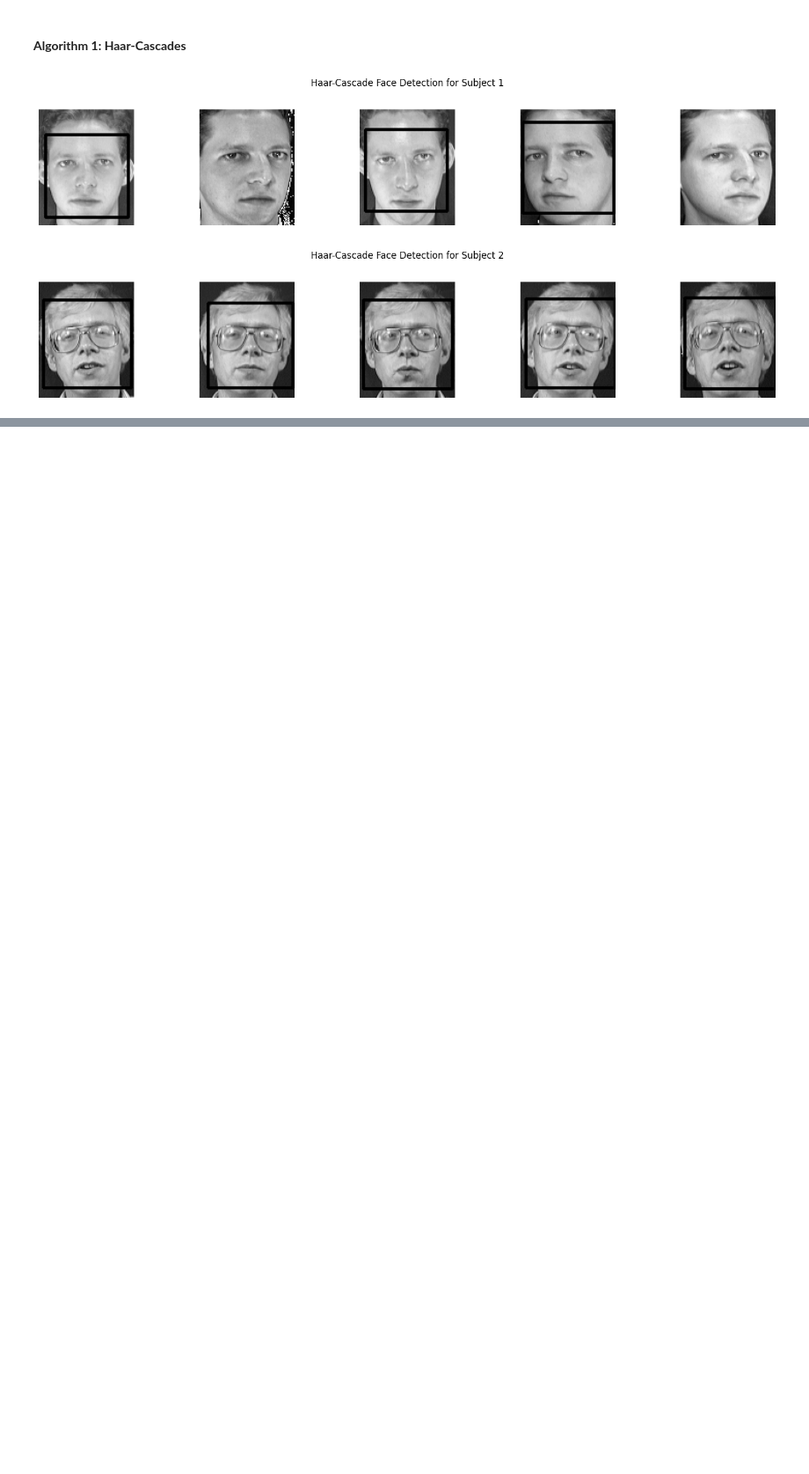
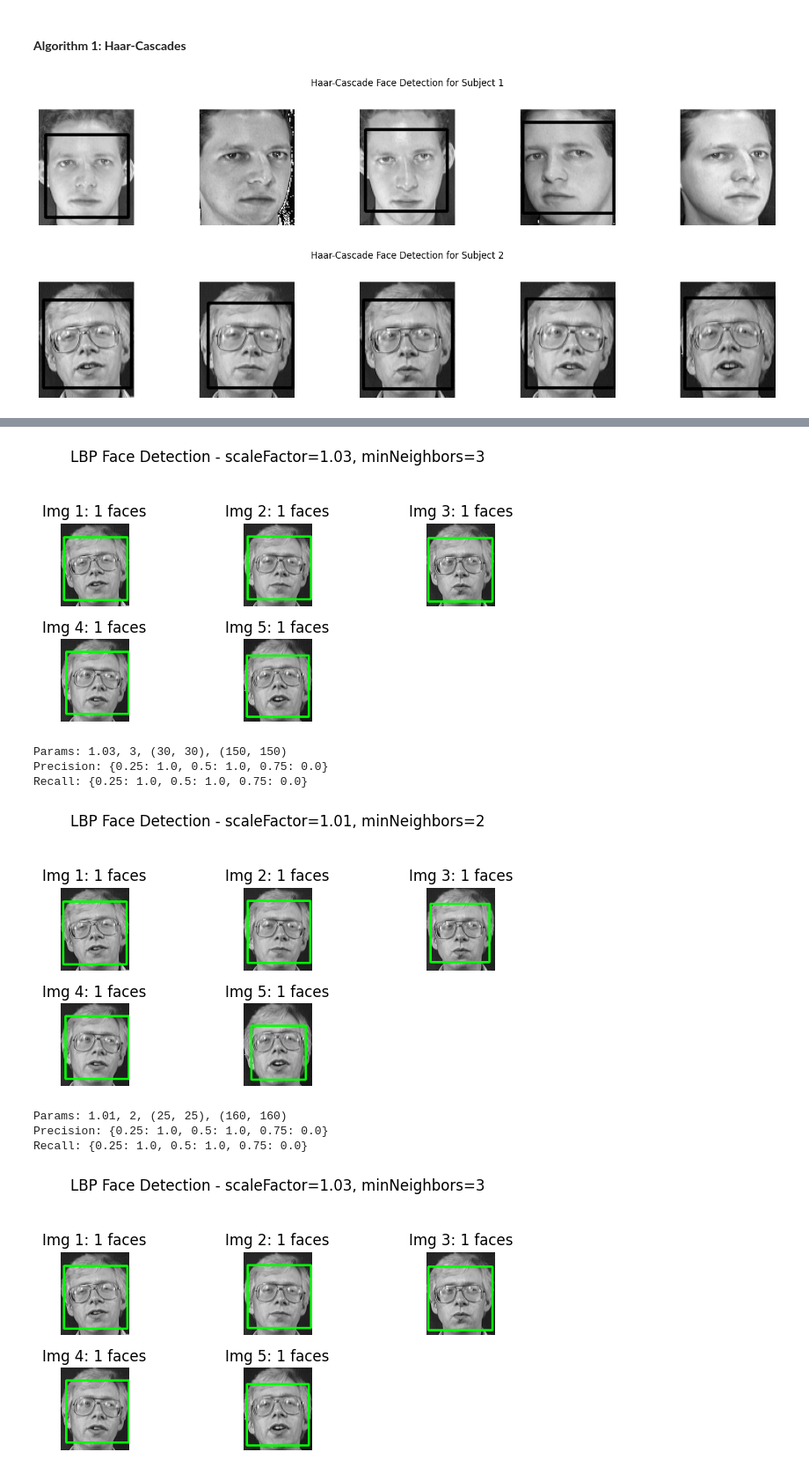
Before and after one commit to TaniaRizwan/FaceDetectionRecognition, a Jupyter notebook: ENCM509_Project6a_Group43.ipynb, the cells around one changed output, grey strips where cells are left out. Shown at 88% size. Saved outputs shown, nothing was run; the diff lists cells and outputs as text; code cells hidden in the pictures; blank space fills up the shorter version.

```diff
--- a/ENCM509_Project6a_Group43.ipynb
+++ b/ENCM509_Project6a_Group43.ipynb
@@ -439,0 +551,19 @@ def evaluate_detection(ground_truths, detections, thresholds=[0.25, 0.5, 0.75]):
+# %%
+for scaleFactor, minNeighbors, minSize, maxSize in params_list:
+    detections_s2 = evaluate_lbp_on_subject(S2_processed, M, irow2, icol2,
+                                            scaleFactor, minNeighbors, minSize, maxSize)
+    # Do the same for subject 2
+    precision, recall = evaluate_detection(gt_subject2, detections_s2)
+    print(f"Params: {scaleFactor}, {minNeighbors}, {minSize}, {maxSize}")
+    print(f"Precision: {precision}")
+    print(f"Recall: {recall}")
+# %% [output]
+[figure, added]
+Params: 1.03, 3, (30, 30), (150, 150)
+Precision: {0.25: 1.0, 0.5: 1.0, 0.75: 0.0}
+Recall: {0.25: 1.0, 0.5: 1.0, 0.75: 0.0}
+[figure, added]
+Params: 1.01, 2, (25, 25), (160, 160)
+Precision: {0.25: 1.0, 0.5: 1.0, 0.75: 0.0}
+Recall: {0.25: 1.0, 0.5: 1.0, 0.75: 0.0}
+[figure, added]
```
Also changed, not shown: parts of 12 cells of this notebook, 1 other file.
